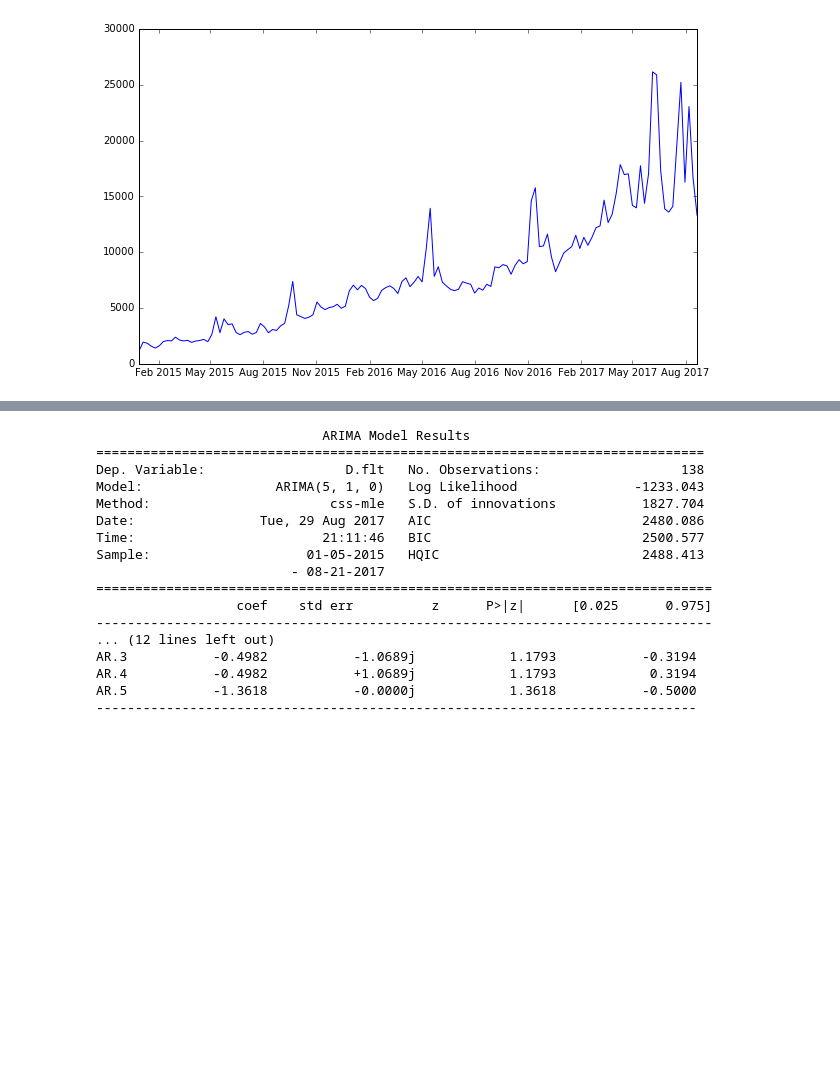
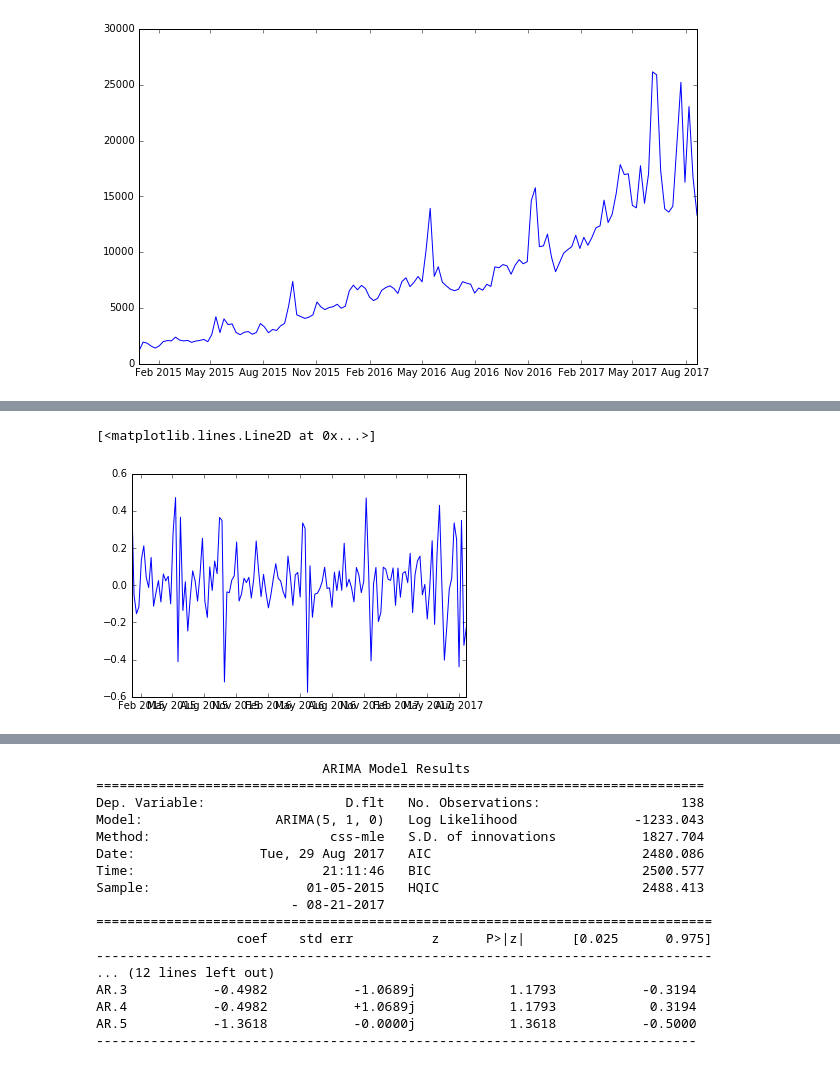
Before and after one commit to daronjp/test, a Jupyter notebook: test.ipynb, the cells around one changed output, grey strips where cells are left out. Drawn from its saved outputs; the diff is of its cells as text; code cells hidden in the pictures; blank space fills up the shorter version.

```diff
--- a/test.ipynb
+++ b/test.ipynb
@@ -78,0 +125,6 @@ tots['flt'] = tots['conv_start_est'].astype(float)
+# %%
+tots['diff'] = tots['lg'] - tots['lg'].shift()
+plt.plot(tots['diff'])
+# %% [output]
+[<matplotlib.lines.Line2D at 0x...>]
+[figure, added]
```
Also changed, not shown: parts of 10 cells of this notebook.
